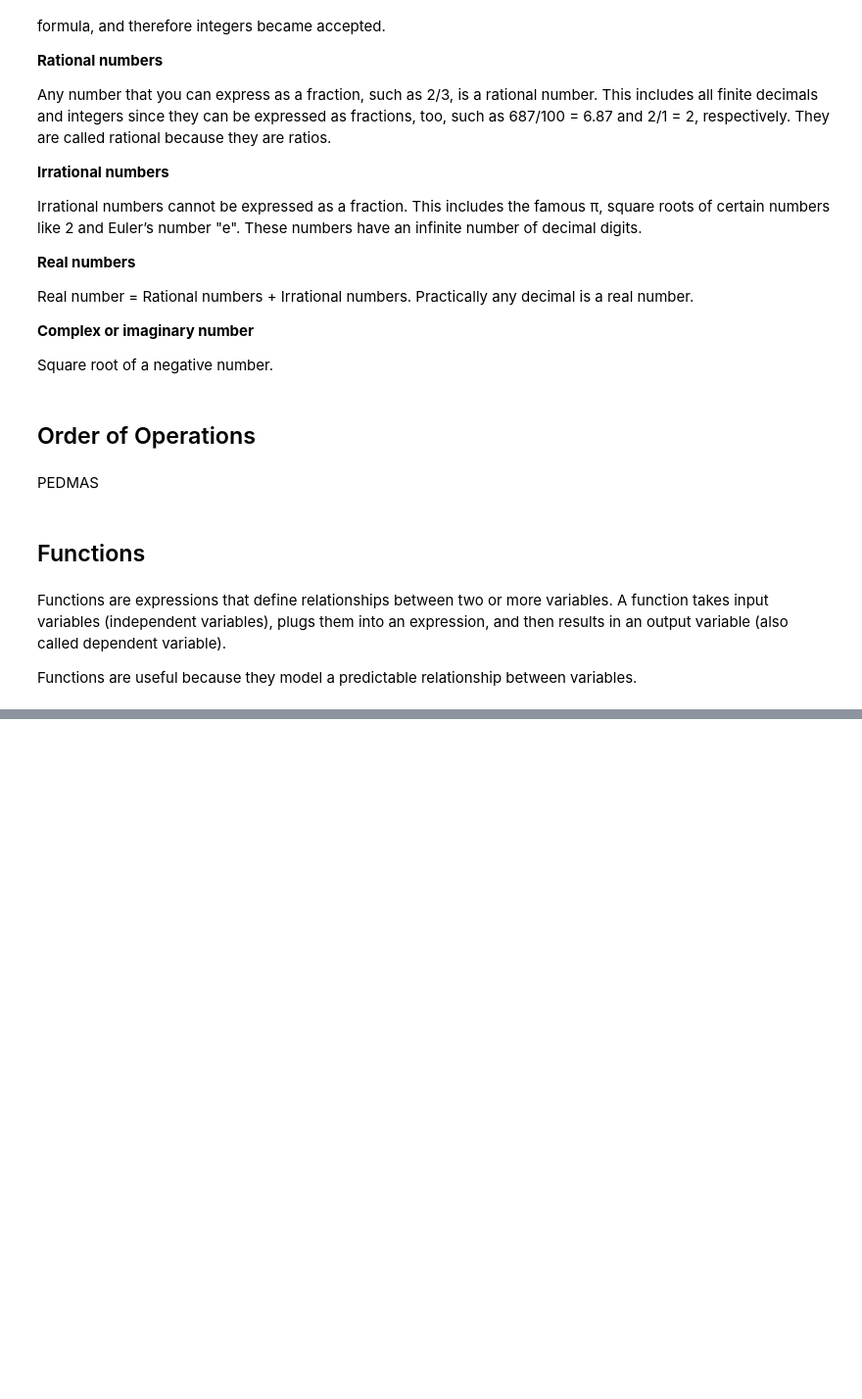
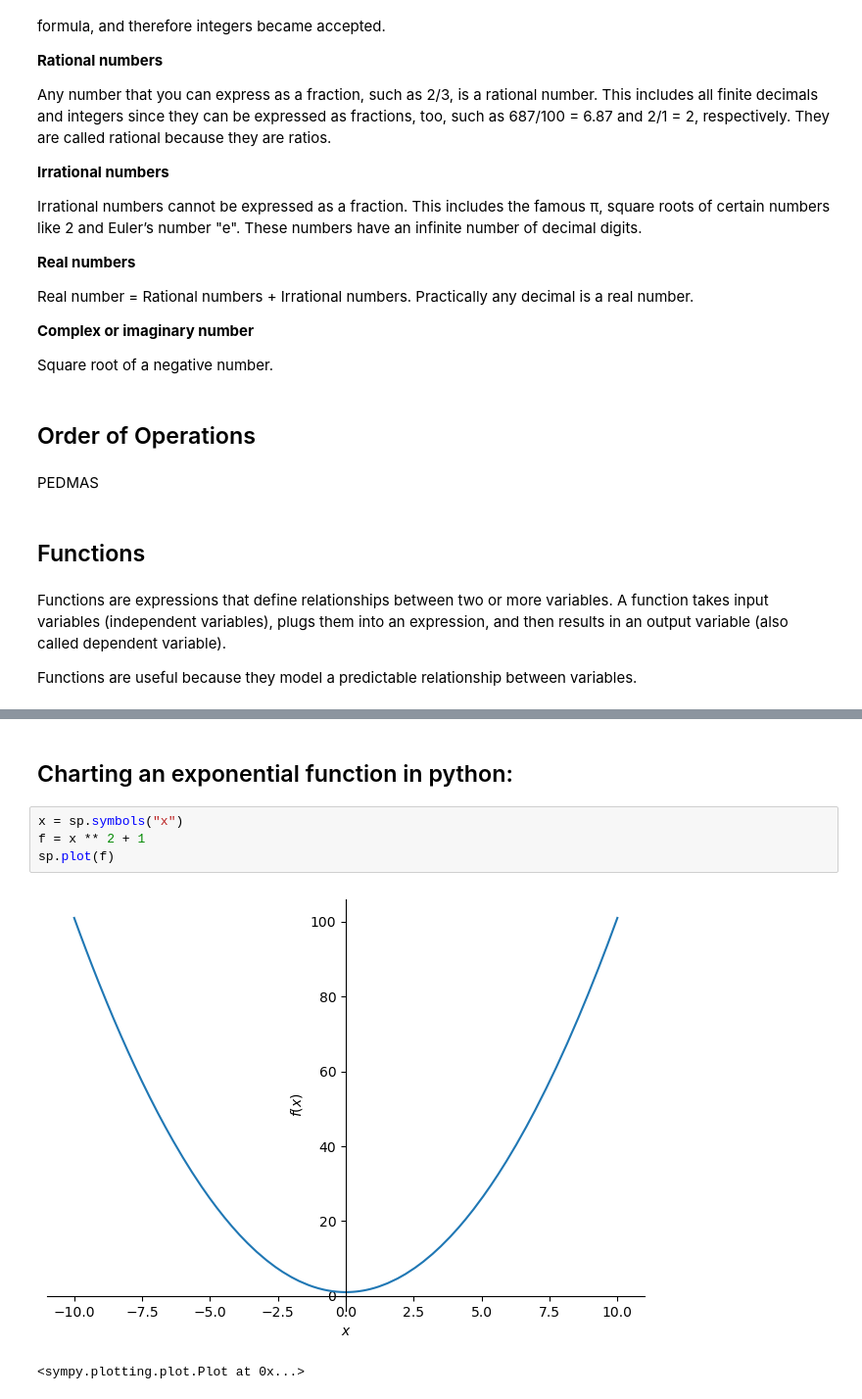
Before and after one commit to datasafariwithcj/MathsForDS, a Jupyter notebook: DSmathematics_notes/basic_math_and_calculus.ipynb, the cells around one changed output, grey strips where cells are left out. Shown at 98% size. Drawn from its saved outputs; the diff is of its cells as text; blank space fills up the shorter version.

```diff
--- a/DSmathematics_notes/basic_math_and_calculus.ipynb
+++ b/DSmathematics_notes/basic_math_and_calculus.ipynb
@@ -42,0 +56,9 @@ Functions are useful because they model a predictable relationship between varia
+# %% [markdown]
+## Charting an exponential function in python:
+# %%
+x = sp.symbols("x")
+f = x ** 2 + 1
+sp.plot(f)
+# %% [output]
+[figure, added]
+<sympy.plotting.plot.Plot at 0x...>
```
Also changed, not shown: parts of 6 cells of this notebook.
